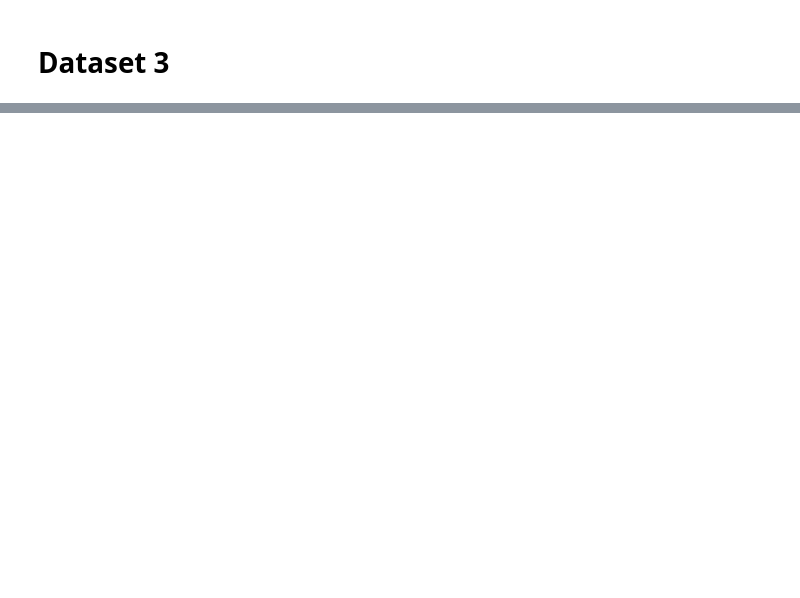
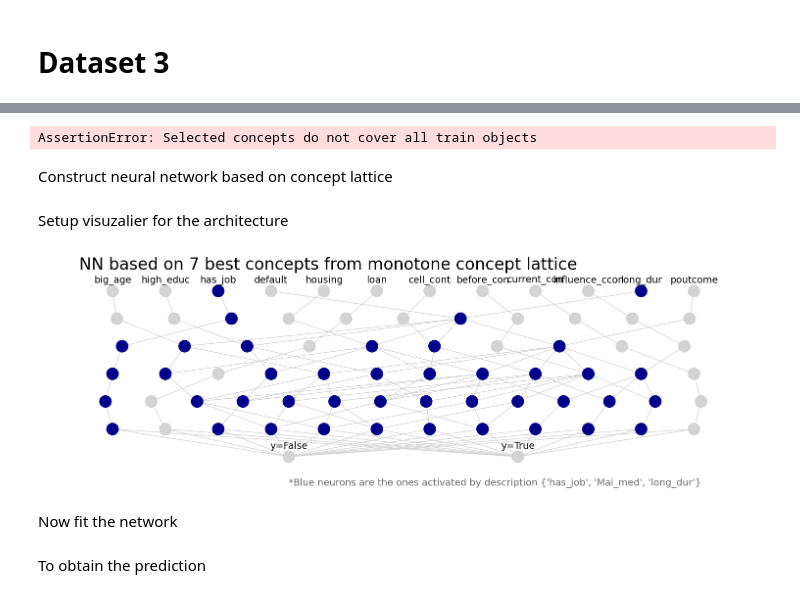
Before and after one commit to Chpel/Maga, a Jupyter notebook: OSDA .ipynb/Big homework/NeuralFCA_Big_hw.ipynb, the cells around one changed output, grey strips where cells are left out. Cells and saved outputs as stored; diff of their text form; code cells hidden in the pictures; blank space fills up the shorter version.

```diff
--- a/OSDA .ipynb/Big homework/NeuralFCA_Big_hw.ipynb
+++ b/OSDA .ipynb/Big homework/NeuralFCA_Big_hw.ipynb
@@ -440,0 +512,38 @@ plt.show()
+# %%
+best_concepts = list(L.measures['f1_score'].argsort()[::-1][:30])
+
+assert len({g_i for c in L[best_concepts] for g_i in c.extent_i})==K_train.n_objects, "Selected concepts do not cover all train objects"
+# %% [output]
+AssertionError: Selected concepts do not cover all train objects
+# %% [markdown]
+Construct neural network based on concept lattice
+# %%
+cn = nl.ConceptNetwork.from_lattice(L, best_concepts, sorted(set(y_train)))
+# %% [markdown]
+Setup visuzalier for the architecture
+# %%
+vis = LineVizNx(node_label_font_size=14, node_label_func=lambda el_i, P: nl.neuron_label_func(el_i, P, set(cn.attributes))+'\n\n')
+# %%
+descr = {'has_job', 'long_dur', 'Mai_med'}
+
+traced = cn.trace_description(descr, include_targets=False)
+# %%
+fig, ax = plt.subplots(figsize=(15,5))
+
+vis.draw_poset(
+    cn.poset, ax=ax,
+    flg_node_indices=False,
+    node_label_func=lambda el_i, P: nl.neuron_label_func(el_i, P, set(cn.attributes), only_new_attrs=True)+'\n\n',
+    node_color=['darkblue' if el_i in traced else 'lightgray' for el_i in range(len(cn.poset))]
+)
+plt.title(f'NN based on 7 best concepts from monotone concept lattice', loc='left', x=0.05, size=24)
+
+plt.text(max(vis.mover.posx), min(vis.mover.posy)-0.3, f'*Blue neurons are the ones activated by description {descr}', fontsize=14, ha='right', color='dimgray')
+
+plt.subplots_adjust()
+plt.tight_layout()
+plt.show()
+# %% [output]
+[figure, added]
+# %% [markdown]
+Now fit the network
@@ -440,0 +552,2 @@ plt.show()
+# %% [markdown]
+To obtain the prediction
```
Also changed, not shown: parts of 35 cells of this notebook, 4 other files.
